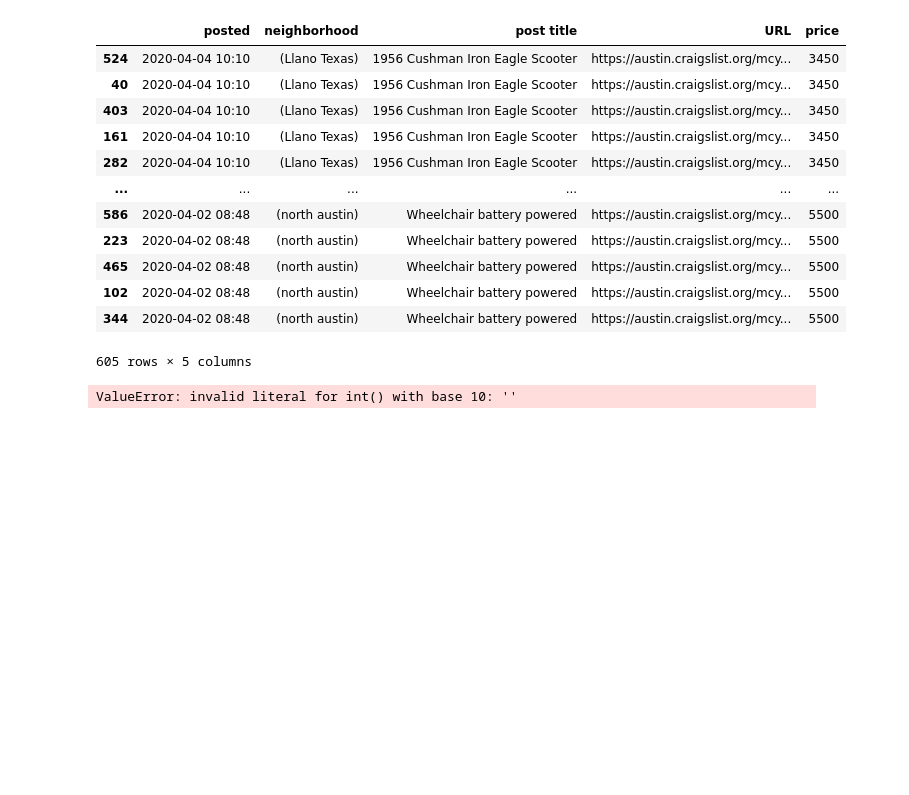
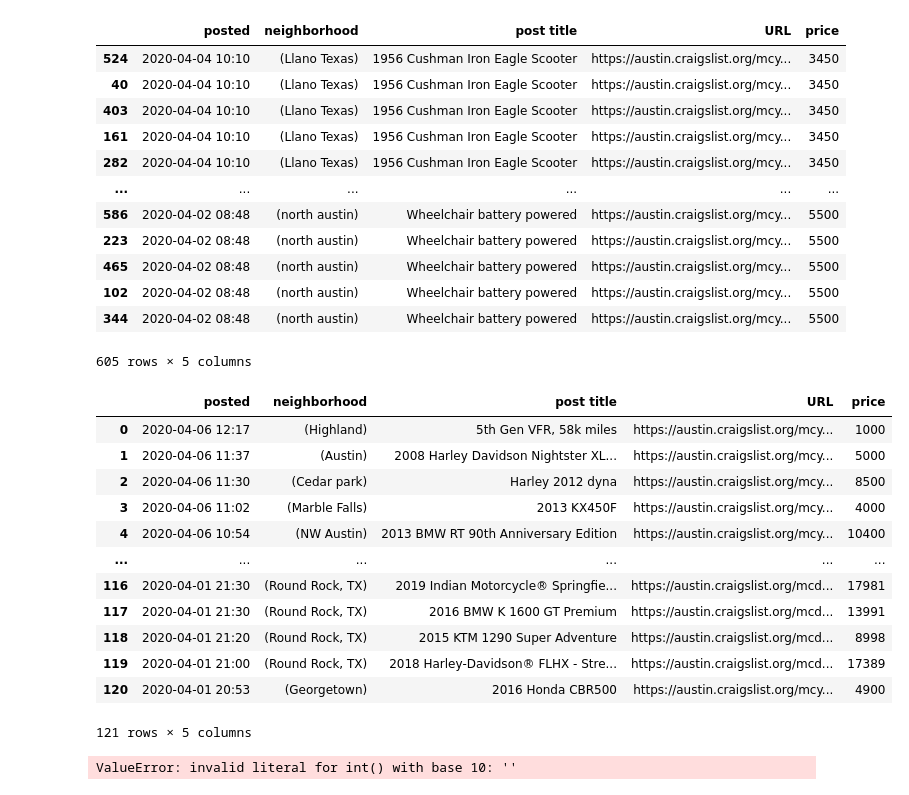
Before and after one commit to GrilledJeez/Testing-for-Difference-in-Craigslist-Markets, a Jupyter notebook: craigslist_scraper.ipynb, the cells around one changed output. Cells and saved outputs as stored; diff of their text form; code cells hidden in the pictures; blank space fills up the shorter version.

```diff
--- a/craigslist_scraper.ipynb
+++ b/craigslist_scraper.ipynb
@@ -230,13 +230,13 @@ len(post_timing), len(post_hoods), len(post_title_texts), len(post_links), len(p
 # have time then I'll go back and fix the scrape code later. If not, then I'll decide something else.
 # %%
 # I'm casting our arrays to a pandas data frame.
-austin_moto = pd.DataFrame({'posted': post_timing,
+a_moto = pd.DataFrame({'posted': post_timing,
                        'neighborhood': post_hoods,
                        'post title': post_title_texts,
                        'URL': post_links,
                        'price': post_prices})
 print(austin_moto.info())
-austin_moto.head(10)
+a_moto.head(10)
 # %% [output]
 <class 'pandas.core.frame.DataFrame'>
 RangeIndex: 605 entries, 0 to 604
@@ -284 +282,21 @@ austin_moto.sort_values('post title')
+# %%
+#It seems there are multiple reposts for each title. Let's cut these down and make them
+# more manageable.
+
+a_moto1 = a_moto.drop_duplicates()
+a_moto1
+# %% [output]
+|  | posted | neighborhood | post title | URL | price |
+| 0 | 2020-04-06 12:17 | (Highland) | 5th Gen VFR, 58k miles | https://austin.craigslist.org/mcy... | 1000 |
+| 1 | 2020-04-06 11:37 | (Austin) | 2008 Harley Davidson Nightster XL... | https://austin.craigslist.org/mcy... | 5000 |
+| 2 | 2020-04-06 11:30 | (Cedar park) | Harley 2012 dyna | https://austin.craigslist.org/mcy... | 8500 |
+| 3 | 2020-04-06 11:02 | (Marble Falls) | 2013 KX450F | https://austin.craigslist.org/mcy... | 4000 |
+| 4 | 2020-04-06 10:54 | (NW Austin) | 2013 BMW RT 90th Anniversary Edition | https://austin.craigslist.org/mcy... | 10400 |
+| ... | ... | ... | ... | ... | ... |
+| 116 | 2020-04-01 21:30 | (Round Rock, TX) | 2019 Indian Motorcycle® Springfie... | https://austin.craigslist.org/mcd... | 17981 |
+| 117 | 2020-04-01 21:30 | (Round Rock, TX) | 2016 BMW K 1600 GT Premium | https://austin.craigslist.org/mcd... | 13991 |
+| 118 | 2020-04-01 21:20 | (Round Rock, TX) | 2015 KTM 1290 Super Adventure | https://austin.craigslist.org/mcd... | 8998 |
+| 119 | 2020-04-01 21:00 | (Round Rock, TX) | 2018 Harley-Davidson® FLHX - Stre... | https://austin.craigslist.org/mcd... | 17389 |
+| 120 | 2020-04-01 20:53 | (Georgetown) | 2016 Honda CBR500 | https://austin.craigslist.org/mcy... | 4900 |
+121 rows × 5 columns
 # %%
```
Also changed, not shown: parts of 8 cells of this notebook.
